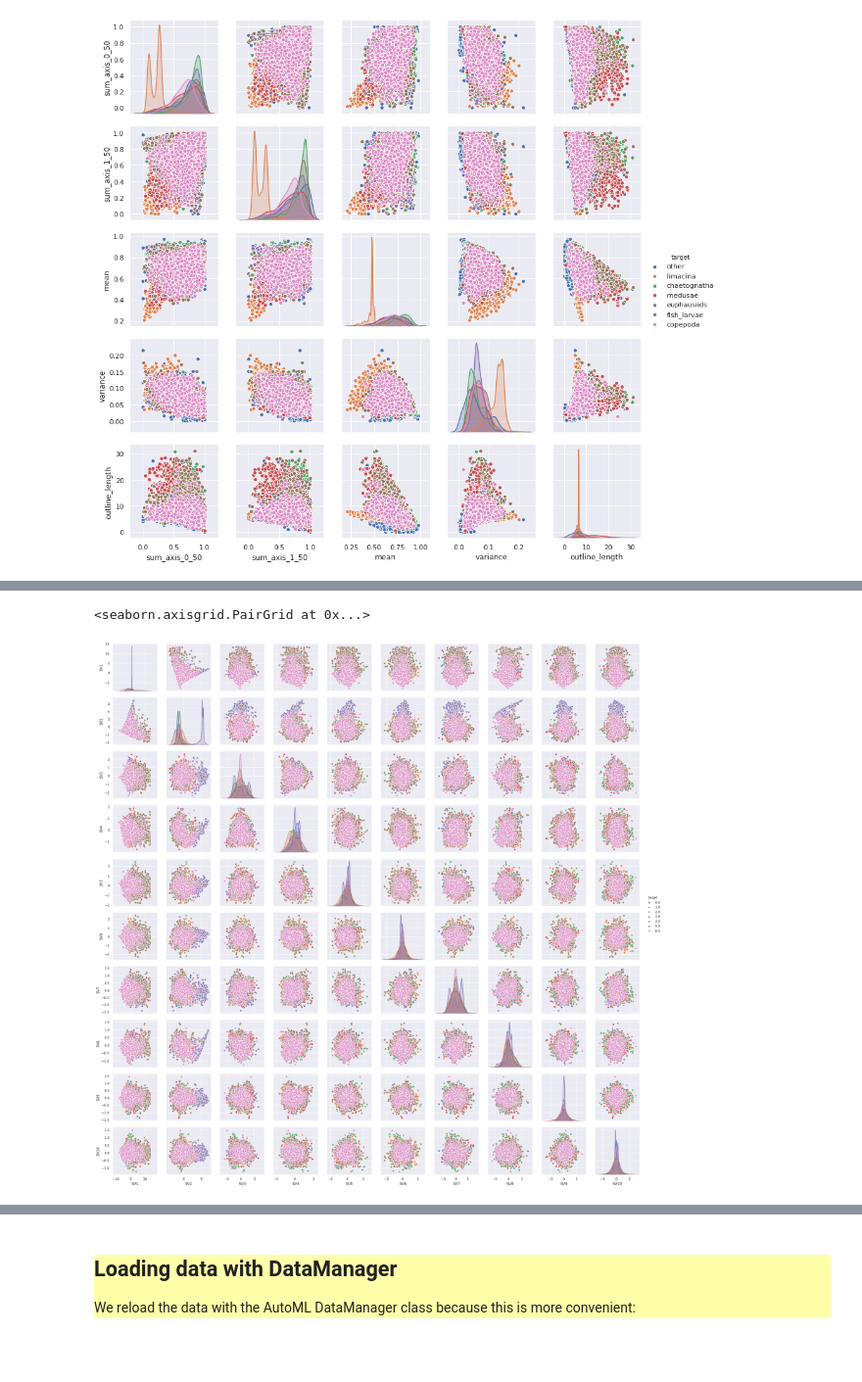
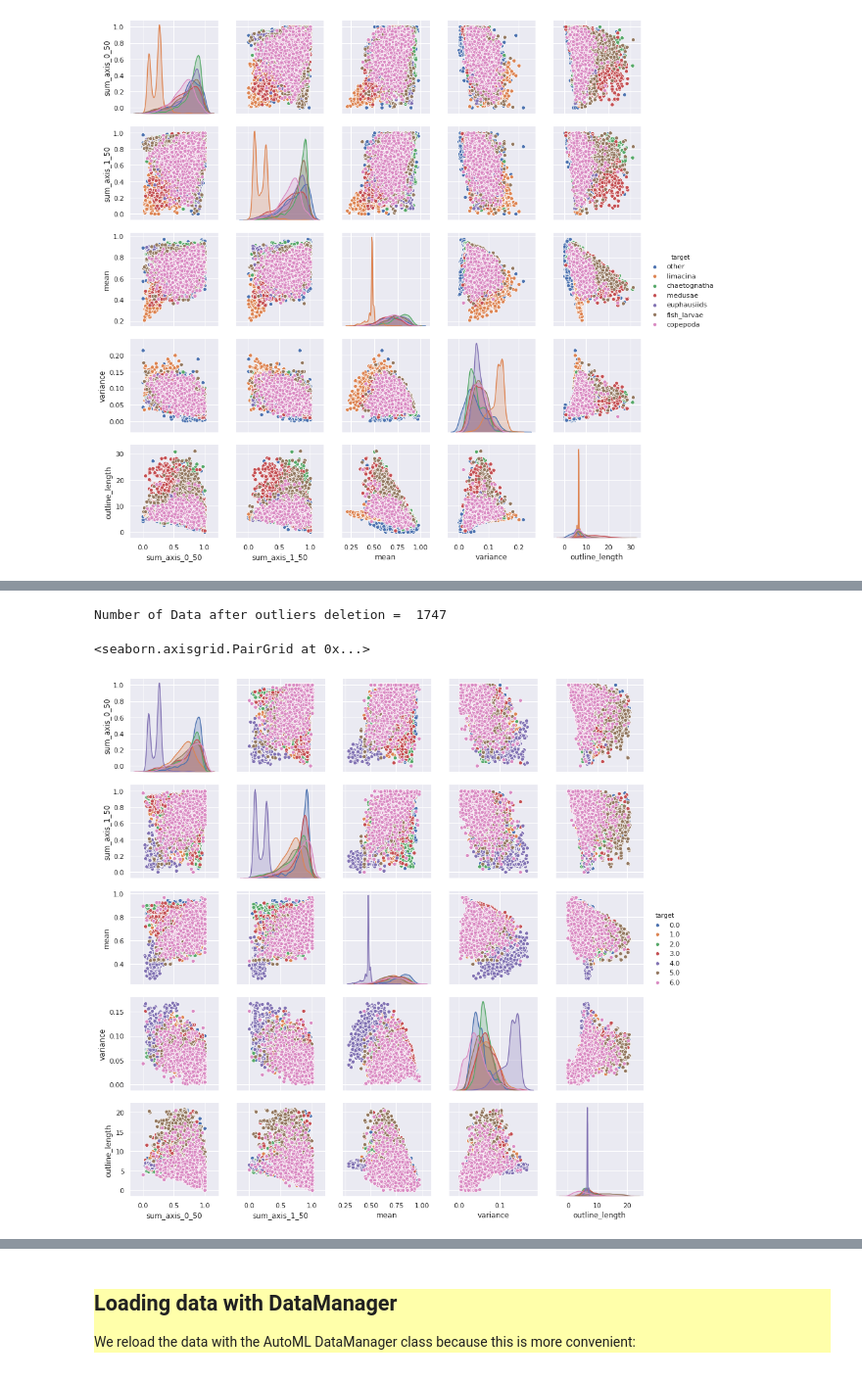
Before and after one commit to adblackx/PLANKTON, a Jupyter notebook: starting_kit/preprocessing.ipynb, the cells around one changed output, grey strips where cells are left out. Shown at 98% size. Saved outputs shown, nothing was run; the diff lists cells and outputs as text; code cells hidden in the pictures.

```diff
--- a/starting_kit/preprocessing.ipynb
+++ b/starting_kit/preprocessing.ipynb
@@ -174,0 +367,9 @@ plt.show()
+# %%
+X = D.data['X_train']
+Y = D.data['Y_train']
+scaler = StandardScaler()
+X = scaler.fit_transform(X)
+XY = pd.DataFrame(np.append(X, Y, axis=1), columns = data.columns)
+z = np.abs(stats.zscore(XY))
+print(z)
+XY = XY[(z < 3).all(axis=1)]
@@ -175,14 +384,9 @@ plt.show()
 # %%
-from sklearn.decomposition import PCA
-def deleteOutliers(X_train, Y_train, StDeviation):
-    XY_train = pd.DataFrame(np.append(X_train, Y_train, axis=1), columns = data.columns)
+def outliersZScore(X_train, Y_train, StDeviation):
+    XY_train = pd.DataFrame(np.append(X_train, Y_train, axis=1))#, columns = data.columns)
     XY_train = XY_train[(np.abs(stats.zscore(XY_train)) < StDeviation).all(axis=1)]
     Y = np.array(XY_train.iloc[:,-1])
+    Y = Y.reshape(Y.shape[0],1)
     X = X_train[(np.abs(stats.zscore(X_train)) < StDeviation).all(axis=1)]
     print("Number of Data after outliers deletion = ", X_train.shape[0]-X.shape[0])
     return X,Y
-
-def dimensionReduction(X_train, fnum):
-    labels= ['SV'+str(i) for i in range(1,fnum+1)]
-    X = PCA(n_components=fnum).fit_transform(X_train)
-    return X
@@ -208,5 +393,10 @@ Number of Data after outliers deletion =  1747
+# %%
+X,Y = outliersZScore(D.data['X_train'], D.data['Y_train'], 3)
+XY = pd.DataFrame(np.append(X, Y, axis=1), columns = data.columns)
+# %% [output]
+Number of Data after outliers deletion =  1747
 # %%
-sns.pairplot(XY, hue="target", vars=labels)
+sns.pairplot(XY, hue="target", vars=['sum_axis_0_50','sum_axis_1_50','mean','variance','outline_length'])
 # %% [output]
 <seaborn.axisgrid.PairGrid at 0x...>
-[figure, old version]
+[figure, new version]
```
Also changed, not shown: parts of 43 cells of this notebook.
